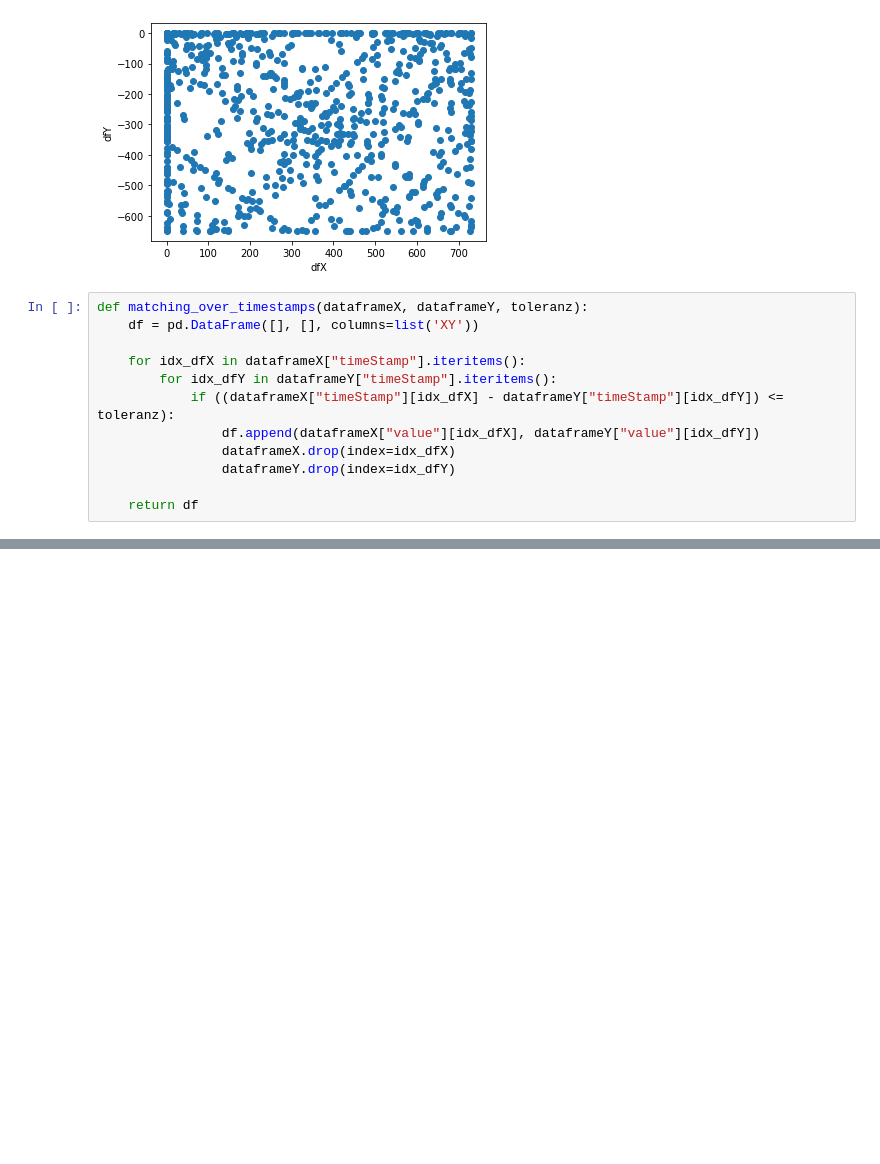
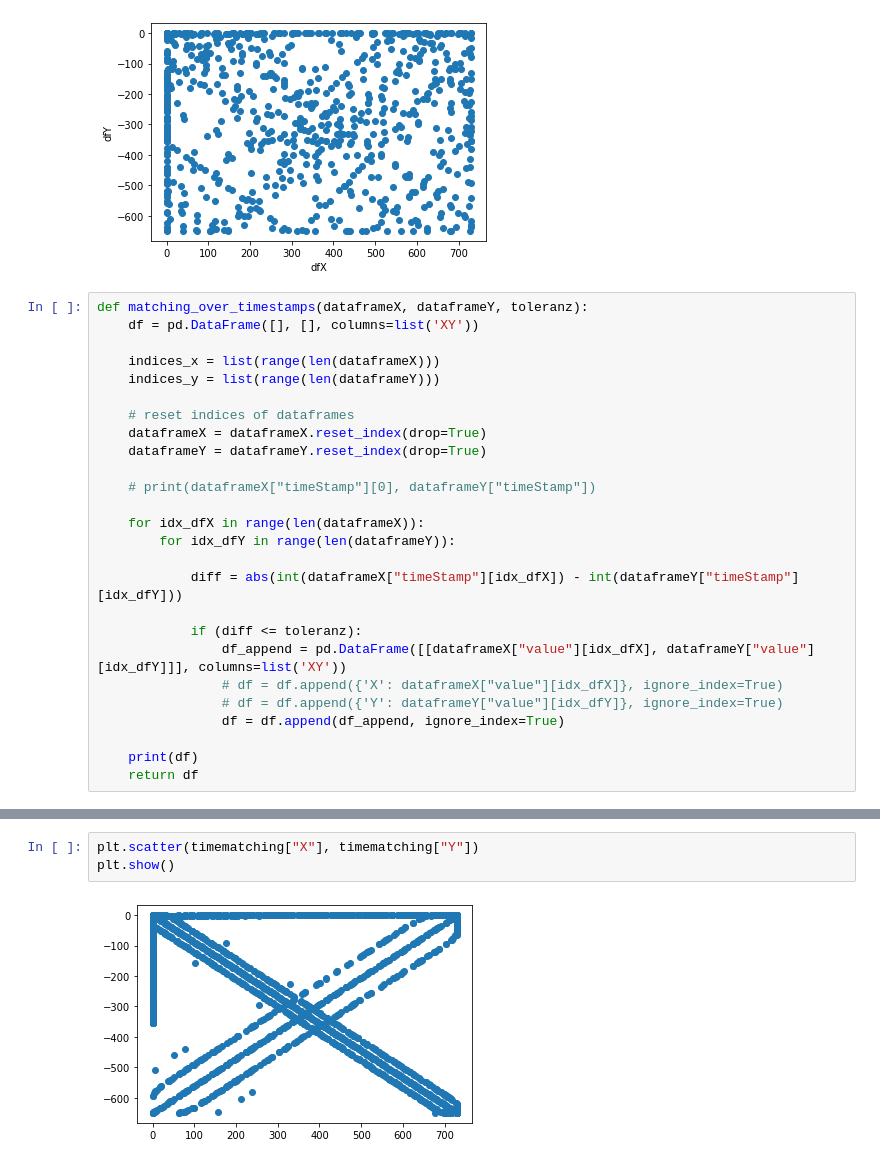
Before and after one commit to Xavubil/master_project_machine_learning, a Jupyter notebook: data_exploration/01-file_parsing.ipynb, the cells around one changed output, grey strips where cells are left out. Drawn from its saved outputs; the diff is of its cells as text; blank space fills up the shorter version.

Commit message:
finish first step of data_exploration

```diff
--- a/data_exploration/01-file_parsing.ipynb
+++ b/data_exploration/01-file_parsing.ipynb
@@ -231,13 +207,27 @@ plt.show()
 def matching_over_timestamps(dataframeX, dataframeY, toleranz):
     df = pd.DataFrame([], [], columns=list('XY'))
 
-    for idx_dfX in dataframeX["timeStamp"].iteritems():
-        for idx_dfY in dataframeY["timeStamp"].iteritems():
-            if ((dataframeX["timeStamp"][idx_dfX] - dataframeY["timeStamp"][idx_dfY]) <= toleranz):
-                df.append(dataframeX["value"][idx_dfX], dataframeY["value"][idx_dfY])
-                dataframeX.drop(index=idx_dfX)
-                dataframeY.drop(index=idx_dfY)
+    indices_x = list(range(len(dataframeX)))
+    indices_y = list(range(len(dataframeY)))
 
+    # reset indices of dataframes
+    dataframeX = dataframeX.reset_index(drop=True)
+    dataframeY = dataframeY.reset_index(drop=True)
+
+    # print(dataframeX["timeStamp"][0], dataframeY["timeStamp"])
+
+    for idx_dfX in range(len(dataframeX)):
+        for idx_dfY in range(len(dataframeY)):
+
+            diff = abs(int(dataframeX["timeStamp"][idx_dfX]) - int(dataframeY["timeStamp"][idx_dfY]))
+
+            if (diff <= toleranz):
+                df_append = pd.DataFrame([[dataframeX["value"][idx_dfX], dataframeY["value"][idx_dfY]]], columns=list('XY'))
+                # df = df.append({'X': dataframeX["value"][idx_dfX]}, ignore_index=True)
+                # df = df.append({'Y': dataframeY["value"][idx_dfY]}, ignore_index=True)
+                df = df.append(df_append, ignore_index=True)
+
+    print(df)
     return df
 # %%
 timematching = matching_over_timestamps(dfX, dfY, 200)
@@ -245,0 +266,5 @@ KeyError: (12, '1573197462948')
+# %%
+plt.scatter(timematching["X"], timematching["Y"])
+plt.show()
+# %% [output]
+[figure, added]
```
Also changed, not shown: parts of 6 cells of this notebook.
